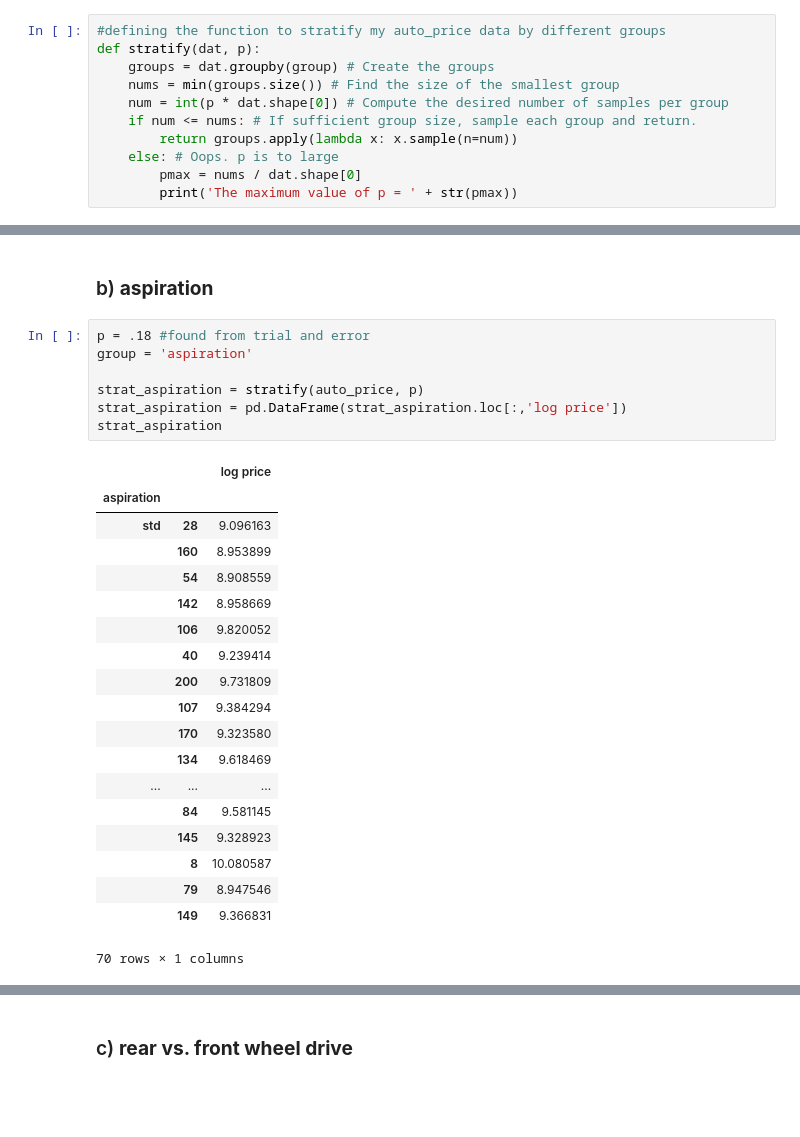
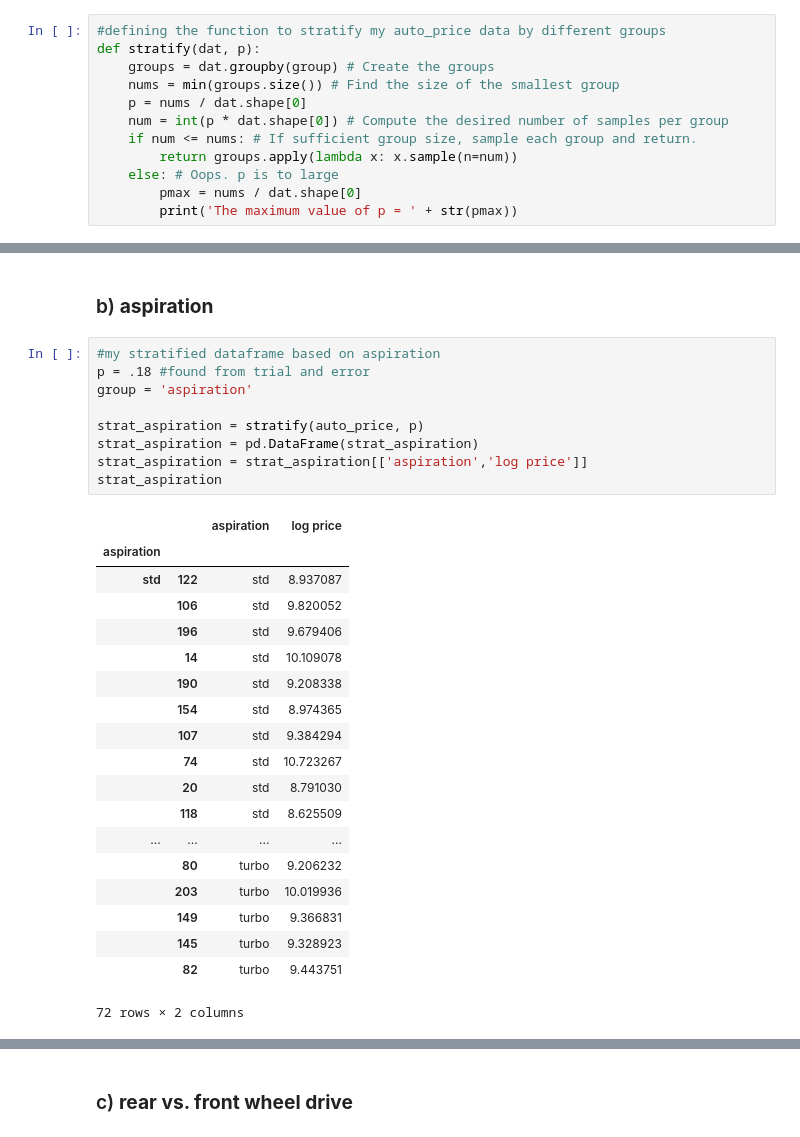
Before and after one commit to nataliegmoore/Data-Science-Certificate-UW, a Jupyter notebook: NatalieMoore-L04-AutoHypothesis.ipynb, the cells around one changed output, grey strips where cells are left out. Cells and saved outputs as stored; diff of their text form; blank space fills up the shorter version.

```diff
--- a/NatalieMoore-L04-AutoHypothesis.ipynb
+++ b/NatalieMoore-L04-AutoHypothesis.ipynb
@@ -211,6 +236,7 @@ Above is a histogram of both the scaled 'price' and 'log price' columns. Since t
 def stratify(dat, p):
     groups = dat.groupby(group) # Create the groups
     nums = min(groups.size()) # Find the size of the smallest group
+    p = nums / dat.shape[0]
     num = int(p * dat.shape[0]) # Compute the desired number of samples per group
     if num <= nums: # If sufficient group size, sample each group and return.
         return groups.apply(lambda x: x.sample(n=num))
@@ -265,29 +299,31 @@ KeyError: 'the label [log price] is not in the [index]'
 # %% [markdown]
 ### b) **aspiration**
 # %%
+#my stratified dataframe based on aspiration
 p = .18 #found from trial and error
 group = 'aspiration'
 
 strat_aspiration = stratify(auto_price, p)
-strat_aspiration = pd.DataFrame(strat_aspiration.loc[:,'log price'])
+strat_aspiration = pd.DataFrame(strat_aspiration)
+strat_aspiration = strat_aspiration[['aspiration','log price']]
 strat_aspiration
 # %% [output]
-|  |  | log price |
-| aspiration |  |  |
-| std | 28 | 9.096163 |
-|  | 160 | 8.953899 |
-|  | 54 | 8.908559 |
-|  | 142 | 8.958669 |
-|  | 106 | 9.820052 |
-|  | 40 | 9.239414 |
-|  | 200 | 9.731809 |
-|  | 107 | 9.384294 |
-|  | 170 | 9.323580 |
-|  | 134 | 9.618469 |
-| ... | ... | ... |
-|  | 84 | 9.581145 |
-|  | 145 | 9.328923 |
-|  | 8 | 10.080587 |
-|  | 79 | 8.947546 |
-|  | 149 | 9.366831 |
+|  |  | aspiration | log price |
+| aspiration |  |  |  |
+| std | 122 | std | 8.937087 |
+|  | 106 | std | 9.820052 |
+|  | 196 | std | 9.679406 |
+|  | 14 | std | 10.109078 |
+|  | 190 | std | 9.208338 |
+|  | 154 | std | 8.974365 |
+|  | 107 | std | 9.384294 |
+|  | 74 | std | 10.723267 |
+|  | 20 | std | 8.791030 |
+|  | 118 | std | 8.625509 |
+| ... | ... | ... | ... |
+|  | 80 | turbo | 9.206232 |
+|  | 203 | turbo | 10.019936 |
+|  | 149 | turbo | 9.366831 |
+|  | 145 | turbo | 9.328923 |
+|  | 82 | turbo | 9.443751 |
-70 rows × 1 columns
+72 rows × 2 columns
```
Also changed, not shown: parts of 26 cells of this notebook, 5 other files.
